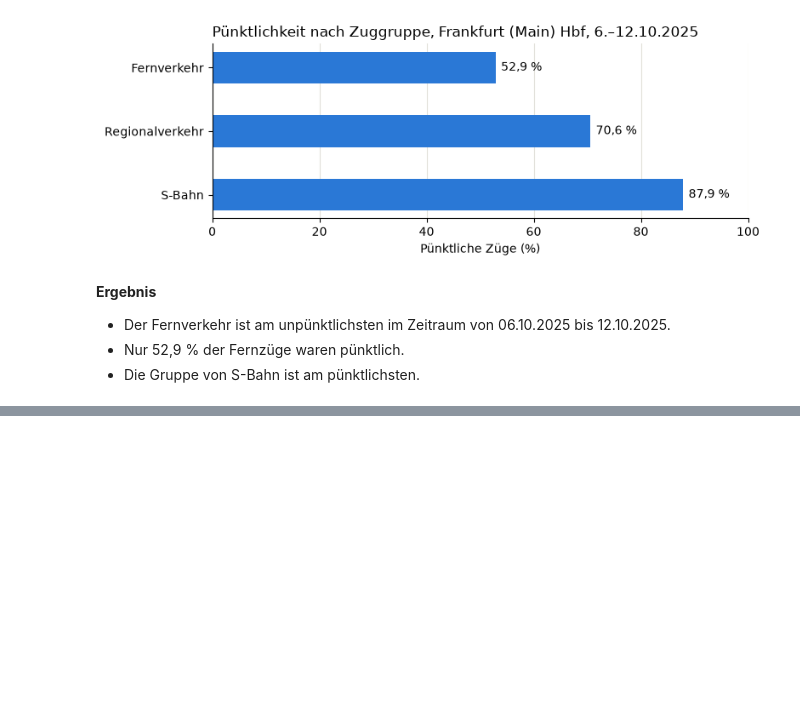
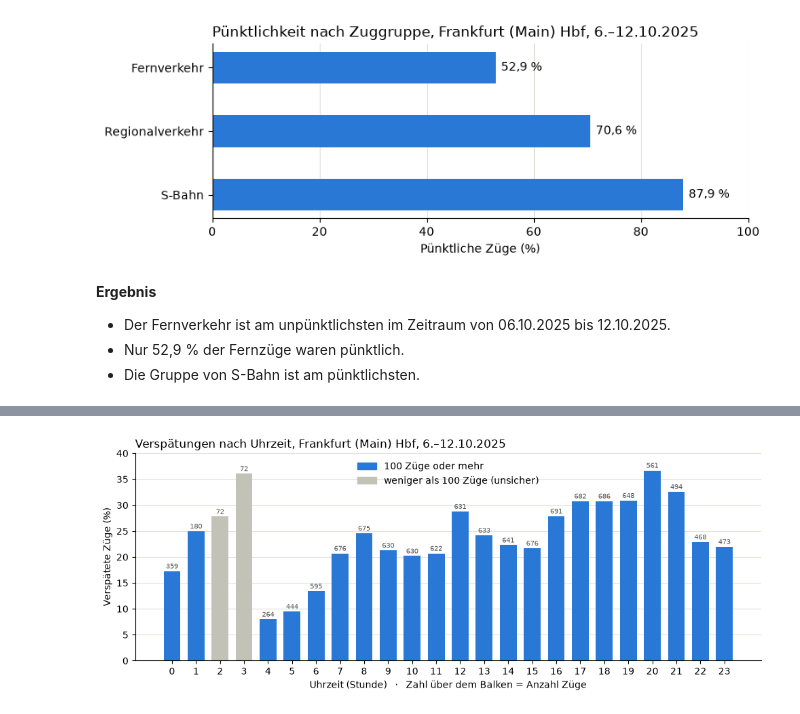
Before and after one commit to Yassiribnelhaddad/verspaetung-db, a Jupyter notebook: notebooks/analyse.ipynb, the cells around one changed output, grey strips where cells are left out. Cells and saved outputs as stored; diff of their text form; code cells hidden in the pictures; blank space fills up the shorter version.

Commit message:
Frage 3: Verspaetungen nach Uhrzeit mit Grafik

```diff
--- a/notebooks/analyse.ipynb
+++ b/notebooks/analyse.ipynb
@@ -406,0 +434,54 @@ plt.show()
+# %%
+df_stunden = duckdb.sql("""
+
+      SELECT
+         stunde,
+         COUNT(*) AS gesamt,
+         COUNT(*) FILTER (WHERE delay_in_min >=6) AS verspaetet,
+         ROUND(100.0 * COUNT(*) FILTER (WHERE delay_in_min >=6) / COUNT(*),1) AS prozent_verspaetet,
+         ROUND(AVG(delay_in_min),1) AS mittlere_verspaetung,
+
+      FROM frankfurt
+      WHERE NOT arrival_is_canceled
+        AND NOT departure_is_canceled
+      GROUP BY stunde
+      ORDER BY stunde
+
+
+""").df()
+# %%
+from matplotlib.patches import Patch
+
+farben = ["#c3c2b7" if n < 100 else "#2a78d6" for n in df_stunden["gesamt"]]
+
+fig, ax = plt.subplots(figsize=(10, 4))
+
+ax.bar(df_stunden["stunde"], df_stunden["prozent_verspaetet"], color=farben, width=0.7)
+
+for stunde, wert, anzahl in zip(df_stunden["stunde"], df_stunden["prozent_verspaetet"], df_stunden["gesamt"]):
+    ax.text(stunde, wert + 0.5, anzahl, ha="center", fontsize=7, color="#52514e")
+
+ax.set_xticks(range(24))
+ax.set_ylim(0, 40)
+ax.set_xlabel("Uhrzeit (Stunde)   ·   Zahl über dem Balken = Anzahl Züge")
+ax.set_ylabel("Verspätete Züge (%)")
+ax.set_title("Verspätungen nach Uhrzeit, Frankfurt (Main) Hbf, 6.–12.10.2025", loc="left")
+
+ax.legend(
+    handles=[
+        Patch(color="#2a78d6", label="100 Züge oder mehr"),
+        Patch(color="#c3c2b7", label="weniger als 100 Züge (unsicher)"),
+    ],
+    loc="upper center",
+    frameon=False,
+)
+
+ax.spines[["top", "right"]].set_visible(False)
+ax.grid(axis="y", color="#e1e0d9")
+ax.set_axisbelow(True)
+
+plt.tight_layout()
+plt.savefig("../grafiken/frage3_stunden.png", dpi=150)
+plt.show()
+# %% [output]
+[figure, added]
```
Also changed, not shown: parts of 6 cells of this notebook, 1 other file.
